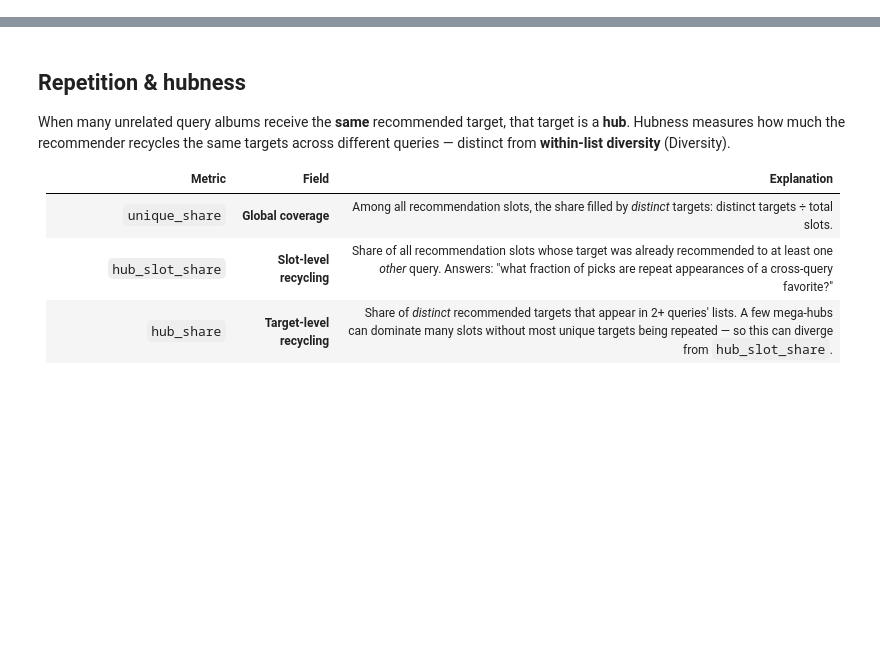
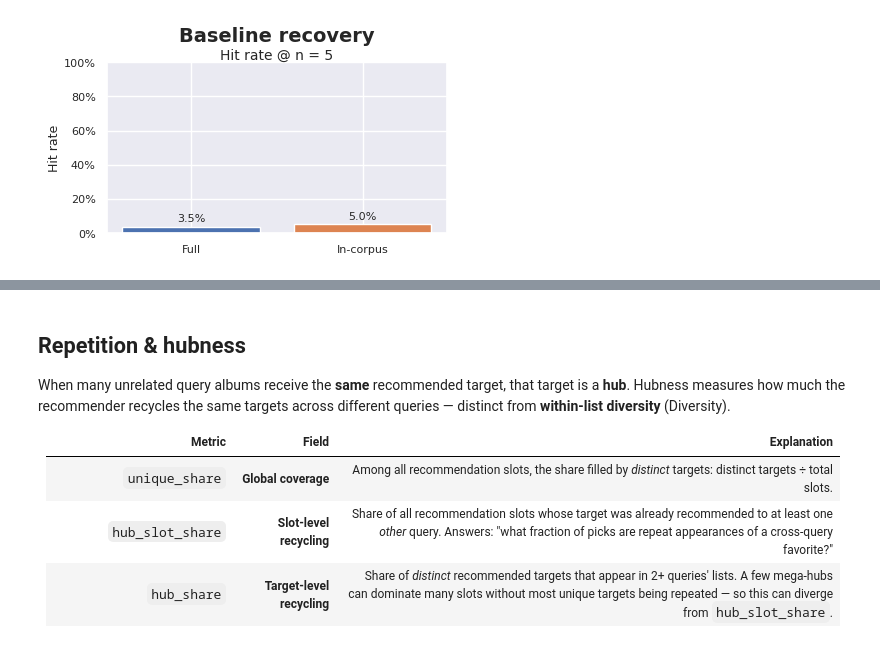
Before and after one commit to lbarleta/critical-listener, a Jupyter notebook: evaluation/lastfm_bench.ipynb, the cells around one changed output, grey strips where cells are left out. Saved outputs shown, nothing was run; the diff lists cells and outputs as text; code cells hidden in the pictures; blank space fills up the shorter version.

```diff
--- a/evaluation/lastfm_bench.ipynb
+++ b/evaluation/lastfm_bench.ipynb
@@ -85,0 +171,4 @@ Loaded cached bench data from /home/lbarleta/erdos/critical-listener/lastfm-benc
+# %%
+plot_baseline_recovery_hit_rate_bars(metrics_df, n=TOP_N)
+# %% [output]
+[figure, added]
```
Also changed, not shown: parts of 37 cells of this notebook, 3 other files.
